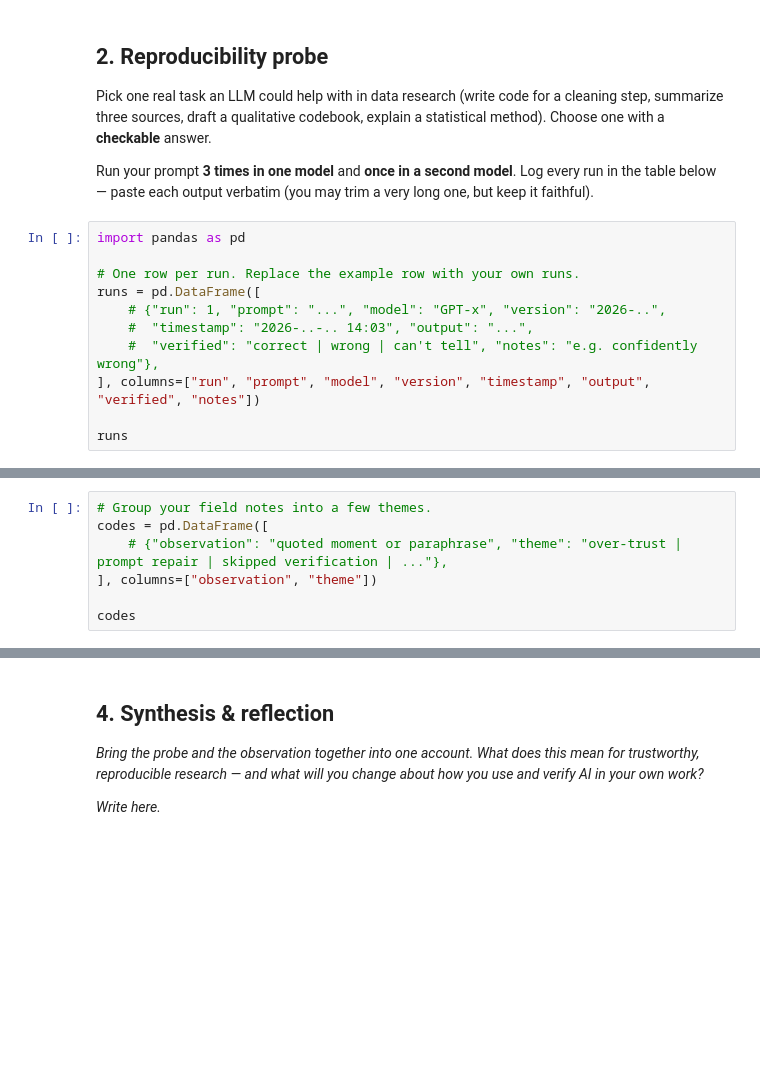
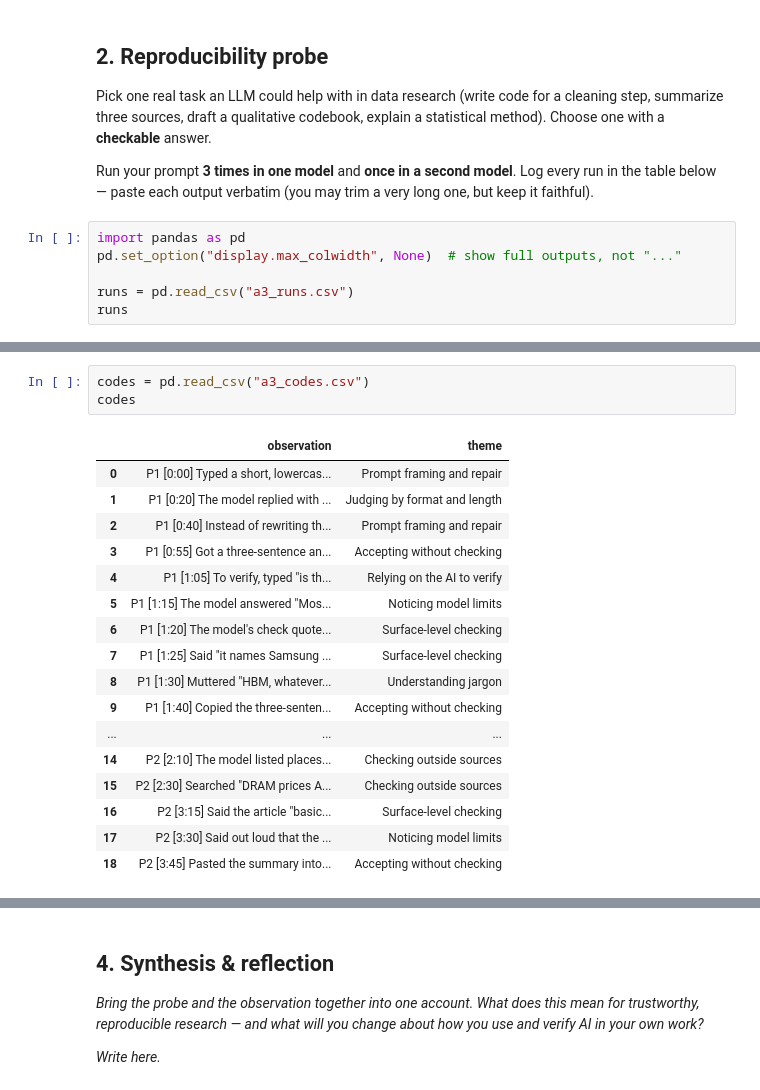
Before and after one commit to AnayGokarn/hcde-410, a Jupyter notebook: A3/A3_watching_the_machine_starter.ipynb, the cells around one changed output, grey strips where cells are left out. Drawn from its saved outputs; the diff is of its cells as text; blank space fills up the shorter version.

```diff
--- a/A3/A3_watching_the_machine_starter.ipynb
+++ b/A3/A3_watching_the_machine_starter.ipynb
@@ -20,12 +20,7 @@ Pick one real task an LLM could help with in data research (write code for a cle
 Run your prompt **3 times in one model** and **once in a second model**. Log every run in the table below — paste each output verbatim (you may trim a very long one, but keep it faithful).
 # %%
 import pandas as pd
+pd.set_option("display.max_colwidth", None)  # show full outputs, not "..."
 
-# One row per run. Replace the example row with your own runs.
-runs = pd.DataFrame([
-    # {"run": 1, "prompt": "...", "model": "GPT-x", "version": "2026-..",
-    #  "timestamp": "2026-..-.. 14:03", "output": "...",
-    #  "verified": "correct | wrong | can't tell", "notes": "e.g. confidently wrong"},
-], columns=["run", "prompt", "model", "version", "timestamp", "output", "verified", "notes"])
-
+runs = pd.read_csv("a3_runs.csv")
 runs
@@ -54,7 +120,21 @@ _Add your notes here._
 # %%
-# Group your field notes into a few themes.
-codes = pd.DataFrame([
-    # {"observation": "quoted moment or paraphrase", "theme": "over-trust | prompt repair | skipped verification | ..."},
-], columns=["observation", "theme"])
-
+codes = pd.read_csv("a3_codes.csv")
 codes
+# %% [output]
+|  | observation | theme |
+| 0 | P1 [0:00] Typed a short, lowercas... | Prompt framing and repair |
+| 1 | P1 [0:20] The model replied with ... | Judging by format and length |
+| 2 | P1 [0:40] Instead of rewriting th... | Prompt framing and repair |
+| 3 | P1 [0:55] Got a three-sentence an... | Accepting without checking |
+| 4 | P1 [1:05] To verify, typed "is th... | Relying on the AI to verify |
+| 5 | P1 [1:15] The model answered "Mos... | Noticing model limits |
+| 6 | P1 [1:20] The model's check quote... | Surface-level checking |
+| 7 | P1 [1:25] Said "it names Samsung ... | Surface-level checking |
+| 8 | P1 [1:30] Muttered "HBM, whatever... | Understanding jargon |
+| 9 | P1 [1:40] Copied the three-senten... | Accepting without checking |
+| ... | ... | ... |
+| 14 | P2 [2:10] The model listed places... | Checking outside sources |
+| 15 | P2 [2:30] Searched "DRAM prices A... | Checking outside sources |
+| 16 | P2 [3:15] Said the article "basic... | Surface-level checking |
+| 17 | P2 [3:30] Said out loud that the ... | Noticing model limits |
+| 18 | P2 [3:45] Pasted the summary into... | Accepting without checking |
```
Also changed, not shown: parts of 6 cells of this notebook.
